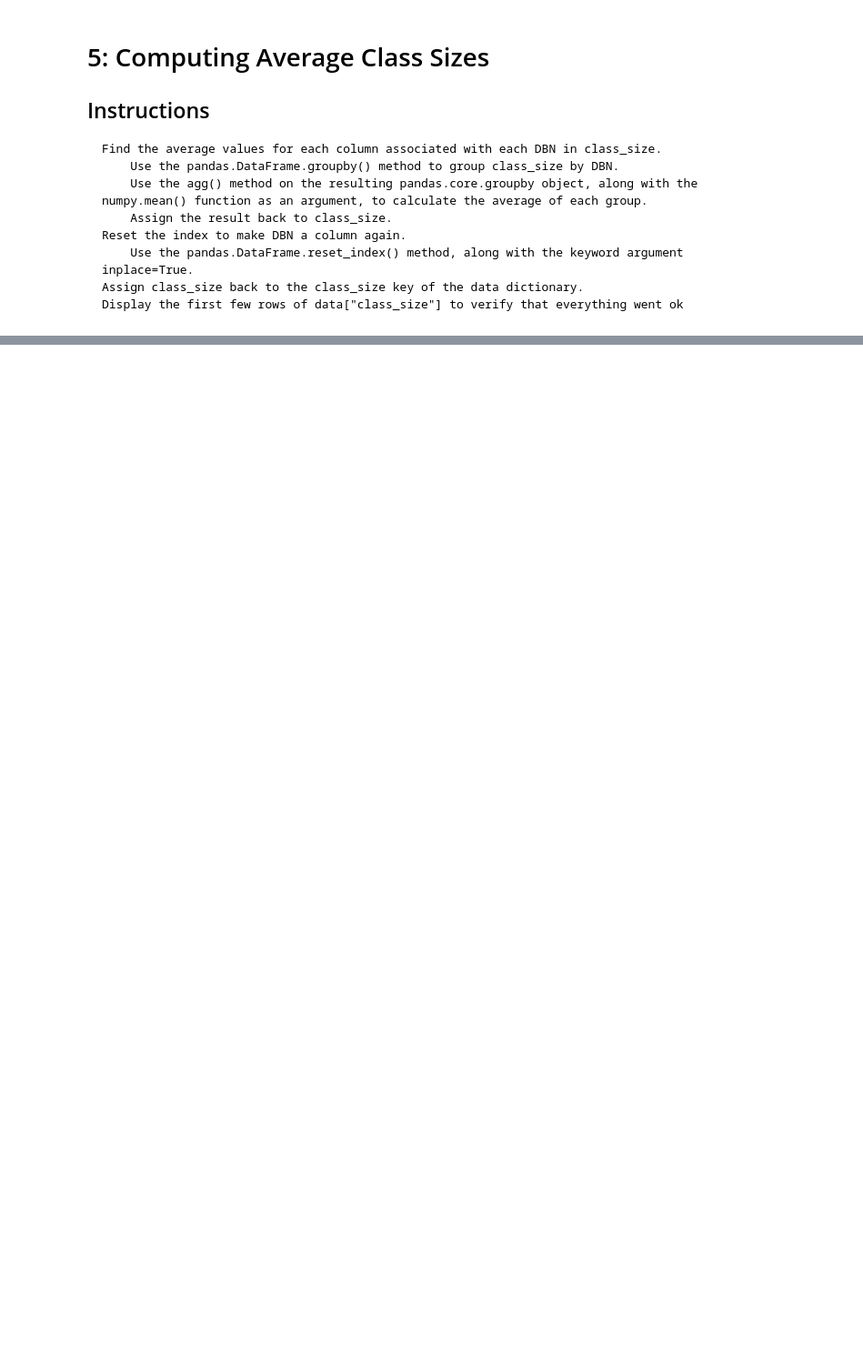
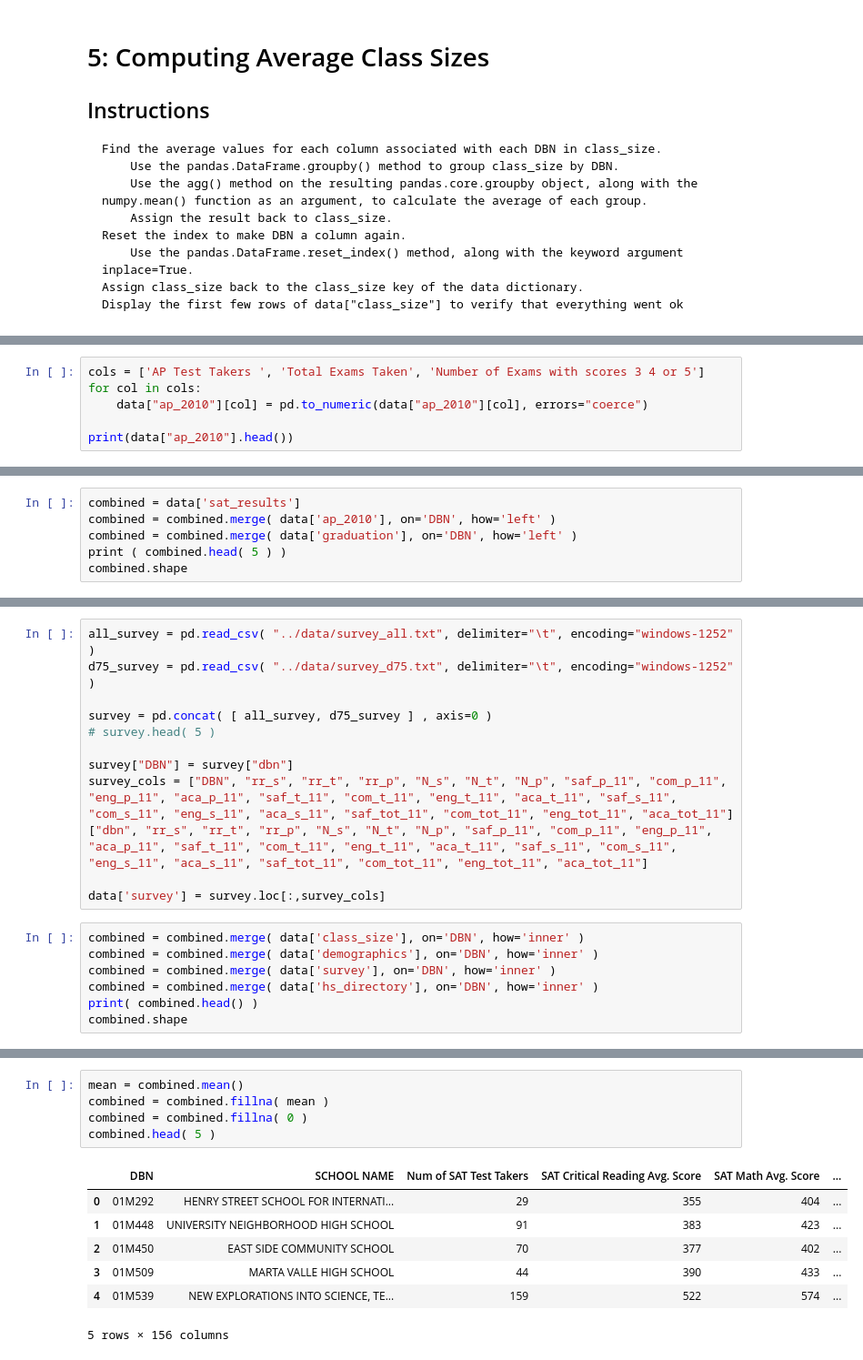
Before and after one commit to k53sc/Learn-DataScience, a Jupyter notebook: Data Cleaning/Combining the Data.ipynb, the cells around one changed output, grey strips where cells are left out. Shown: that part at 91% size. Saved outputs shown, nothing was run; the diff lists cells and outputs as text; blank space fills up the shorter version.

Commit message:
more data cleaning

```diff
--- a/Data Cleaning/Combining the Data.ipynb
+++ b/Data Cleaning/Combining the Data.ipynb
@@ -149,0 +289,6 @@ test.agg?
+# %%
+cols = ['AP Test Takers ', 'Total Exams Taken', 'Number of Exams with scores 3 4 or 5']
+for col in cols:
+    data["ap_2010"][col] = pd.to_numeric(data["ap_2010"][col], errors="coerce")
+
+print(data["ap_2010"].head())
@@ -149,0 +360,6 @@ test.agg?
+# %%
+combined = data['sat_results']
+combined = combined.merge( data['ap_2010'], on='DBN', how='left' )
+combined = combined.merge( data['graduation'], on='DBN', how='left' )
+print ( combined.head( 5 ) )
+combined.shape
@@ -149,0 +397,19 @@ test.agg?
+# %%
+all_survey = pd.read_csv( "../data/survey_all.txt", delimiter="\t", encoding="windows-1252" )
+d75_survey = pd.read_csv( "../data/survey_d75.txt", delimiter="\t", encoding="windows-1252" )
+
+survey = pd.concat( [ all_survey, d75_survey ] , axis=0 )
+# survey.head( 5 )
+
+survey["DBN"] = survey["dbn"]
+survey_cols = ["DBN", "rr_s", "rr_t", "rr_p", "N_s", "N_t", "N_p", "saf_p_11", "com_p_11", "eng_p_11", "aca_p_11", "saf_t_11", "com_t_11", "eng_t_11", "aca_t_11", "saf_s_11", "com_s_11", "eng_s_11", "aca_s_11", "saf_tot_11", "com_tot_11", "eng_tot_11", "aca_tot_11"]
+["dbn", "rr_s", "rr_t", "rr_p", "N_s", "N_t", "N_p", "saf_p_11", "com_p_11", "eng_p_11", "aca_p_11", "saf_t_11", "com_t_11", "eng_t_11", "aca_t_11", "saf_s_11", "com_s_11", "eng_s_11", "aca_s_11", "saf_tot_11", "com_tot_11", "eng_tot_11", "aca_tot_11"]
+
+data['survey'] = survey.loc[:,survey_cols]
+# %%
+combined = combined.merge( data['class_size'], on='DBN', how='inner' )
+combined = combined.merge( data['demographics'], on='DBN', how='inner' )
+combined = combined.merge( data['survey'], on='DBN', how='inner' )
+combined = combined.merge( data['hs_directory'], on='DBN', how='inner' )
+print( combined.head() )
+combined.shape
@@ -149,0 +466,13 @@ test.agg?
+# %%
+mean = combined.mean()
+combined = combined.fillna( mean )
+combined = combined.fillna( 0 )
+combined.head( 5 )
+# %% [output]
+|  | DBN | SCHOOL NAME | Num of SAT Test Takers | SAT Critical Reading Avg. Score | SAT Math Avg. Score | ... |
+| 0 | 01M292 | HENRY STREET SCHOOL FOR INTERNATI... | 29 | 355 | 404 | ... |
+| 1 | 01M448 | UNIVERSITY NEIGHBORHOOD HIGH SCHOOL | 91 | 383 | 423 | ... |
+| 2 | 01M450 | EAST SIDE COMMUNITY SCHOOL | 70 | 377 | 402 | ... |
+| 3 | 01M509 | MARTA VALLE HIGH SCHOOL | 44 | 390 | 433 | ... |
+| 4 | 01M539 | NEW EXPLORATIONS INTO SCIENCE, TE... | 159 | 522 | 574 | ... |
+5 rows × 156 columns
```
Also changed, not shown: parts of 20 cells of this notebook, 4 other files.
